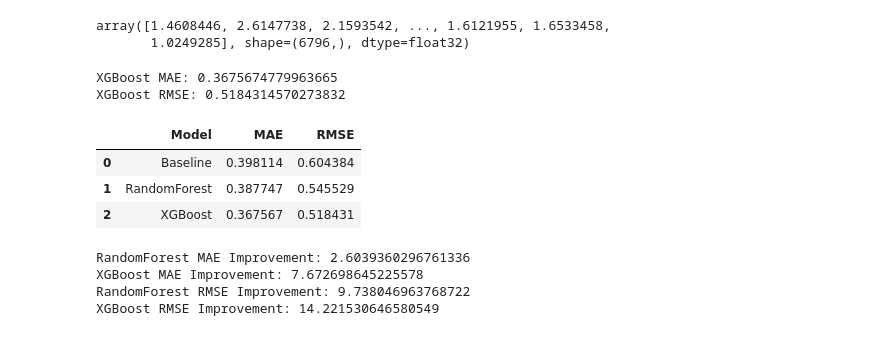
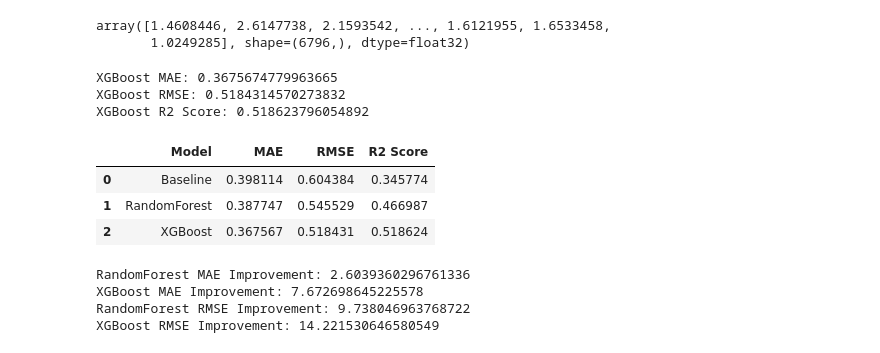
Before and after one commit to Shinoji24/explainable-household-electricity-forecasting, a Jupyter notebook: household_electricity_forecasting.ipynb, the cells around one changed output. Saved outputs shown, nothing was run; the diff lists cells and outputs as text; code cells hidden in the pictures.

Commit message:
Add R2 score and model comparison

```diff
--- a/household_electricity_forecasting.ipynb
+++ b/household_electricity_forecasting.ipynb
@@ -1163,6 +1159,9 @@ mae_baseline = mean_absolute_error(y_test,y_pred_baseline)
 # %%
 # mean squarred error(rmse)
 rmse_baseline = mean_squared_error(y_test,y_pred_baseline) ** 0.5
+# %%
+# Baseline R2 Score
+r2_baseline = r2_score(y_test, y_pred_baseline)
 # %%
 print("MAE:",mae_baseline)
 print("RMSE:",rmse_baseline)
@@ -1187,6 +1188,9 @@ rf_mae = mean_absolute_error(y_test,y_pred_rf)
 # %%
 # rf mean squarred error
 rf_rmse = mean_squared_error(y_test,y_pred_rf)**0.5
+# %%
+# Random Forest R2 Score
+r2_rf = r2_score(y_test, y_pred_rf)
 # %%
 print("Random Forest MAE:",rf_mae)
 print("Random Forest RMSE:",rf_rmse)
@@ -1225,25 +1231,31 @@ array([1.4608446, 2.6147738, 2.1593542, ..., 1.6121955, 1.6533458,
 xgb_mae = mean_absolute_error(y_test,y_pred_xg)
 # %%
 xgb_rmse = mean_squared_error(y_test,y_pred_xg) **0.5
+# %%
+# XGBoost R2 Score
+r2_xgb = r2_score(y_test, y_pred_xg)
 # %%
 print("XGBoost MAE:",xgb_mae)
 print("XGBoost RMSE:",xgb_rmse)
+print("XGBoost R2 Score:", r2_xgb)
 # %% [output]
 XGBoost MAE: 0.3675674779963665
 XGBoost RMSE: 0.5184314570273832
+XGBoost R2 Score: 0.518623796054892
 # %%
-# Comparison of three models(baseline,RandomForest,XGBoost)
+# Comparison of three models (Baseline, Random Forest, XGBoost)
 comparison_df = pd.DataFrame({
-    "Model":["Baseline","RandomForest","XGBoost"],
-    "MAE":[mae_baseline,rf_mae,xgb_mae],
-    "RMSE":[rmse_baseline,rf_rmse,xgb_rmse]
+    "Model": ["Baseline", "RandomForest", "XGBoost"],
+    "MAE": [mae_baseline, rf_mae, xgb_mae],
+    "RMSE": [rmse_baseline, rf_rmse, xgb_rmse],
+    "R2 Score": [r2_baseline, r2_rf, r2_xgb]
 })
 comparison_df
 # %% [output]
-|  | Model | MAE | RMSE |
-| 0 | Baseline | 0.398114 | 0.604384 |
-| 1 | RandomForest | 0.387747 | 0.545529 |
-| 2 | XGBoost | 0.367567 | 0.518431 |
+|  | Model | MAE | RMSE | R2 Score |
+| 0 | Baseline | 0.398114 | 0.604384 | 0.345774 |
+| 1 | RandomForest | 0.387747 | 0.545529 | 0.466987 |
+| 2 | XGBoost | 0.367567 | 0.518431 | 0.518624 |
 # %%
 # percent of mae improvement
 mae_improvement_rf = ((mae_baseline-rf_mae)/mae_baseline)*100
```
Also changed, not shown: parts of 7 cells of this notebook.
